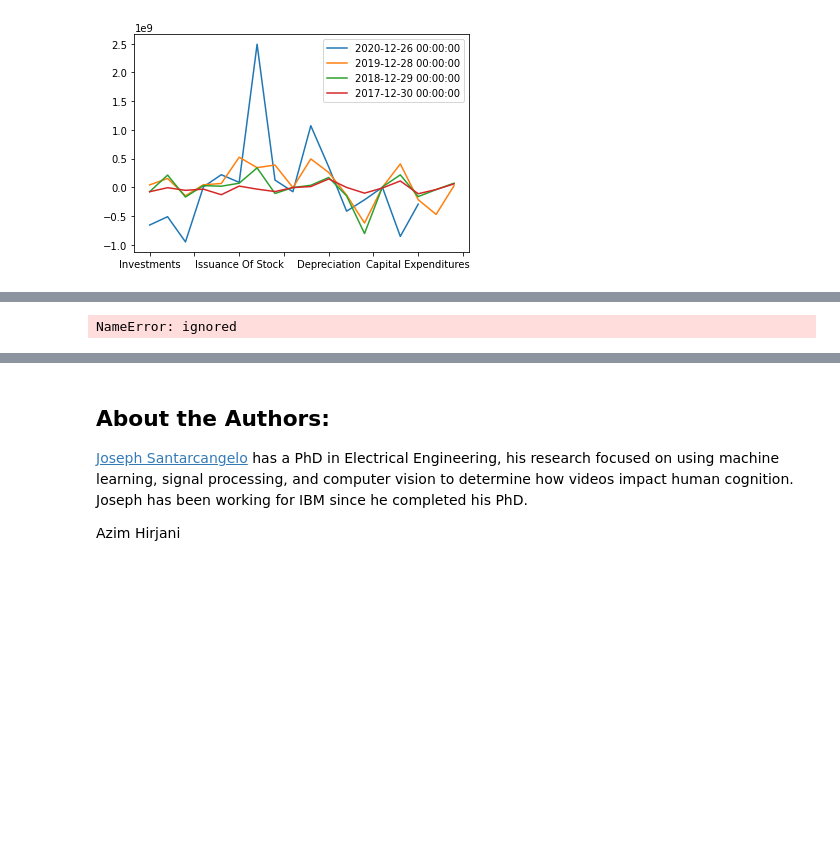
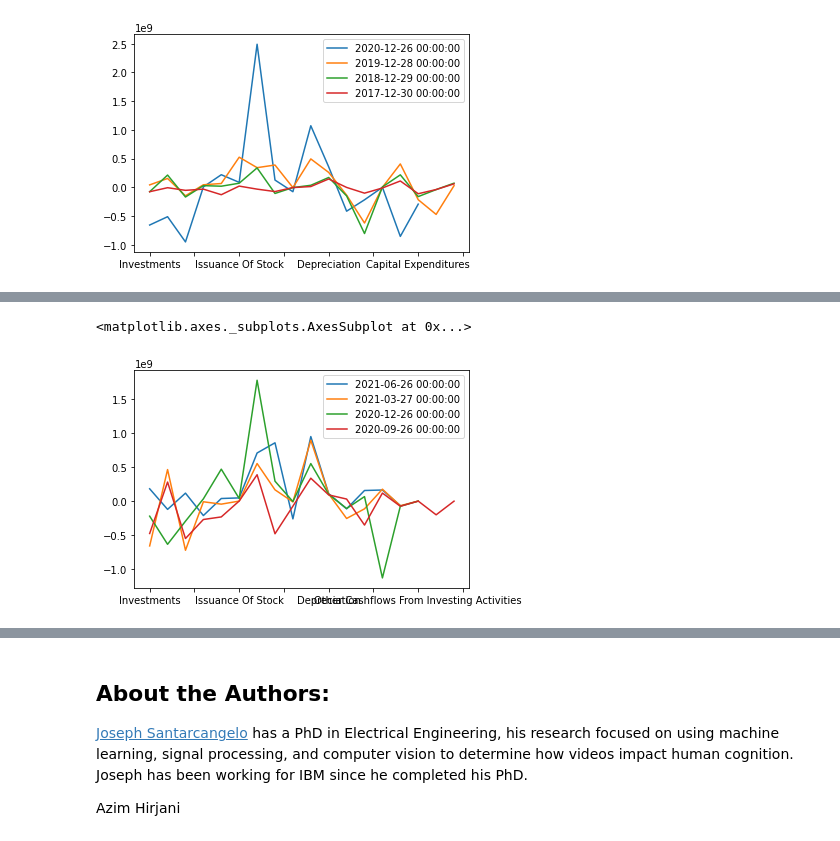
Before and after one commit to A-Alexandrov2021/Projects, a Jupyter notebook: Final_Assignment_Library_new_Apple.ipynb, the cells around one changed output, grey strips where cells are left out. Drawn from its saved outputs; the diff is of its cells as text; code cells hidden in the pictures; blank space fills up the shorter version.

```diff
--- a/Final_Assignment_Library_new_Apple.ipynb
+++ b/Final_Assignment_Library_new_Apple.ipynb
@@ -313,6 +314,5 @@ amd.recommendations
-# %%
-amd.recommendations.head()
-fig =px.bar(bar_data,x="DestState",y="Flights",title='Total number of flights to the destination state split by reporting airline')
-fig.show()
-# %% [output]
-NameError: ignored
+# %%
+amd.quarterly_cashflow.plot()
+# %% [output]
+<matplotlib.axes._subplots.AxesSubplot at 0x...>
+[figure, added]
```
Also changed, not shown: parts of 5 cells of this notebook.
